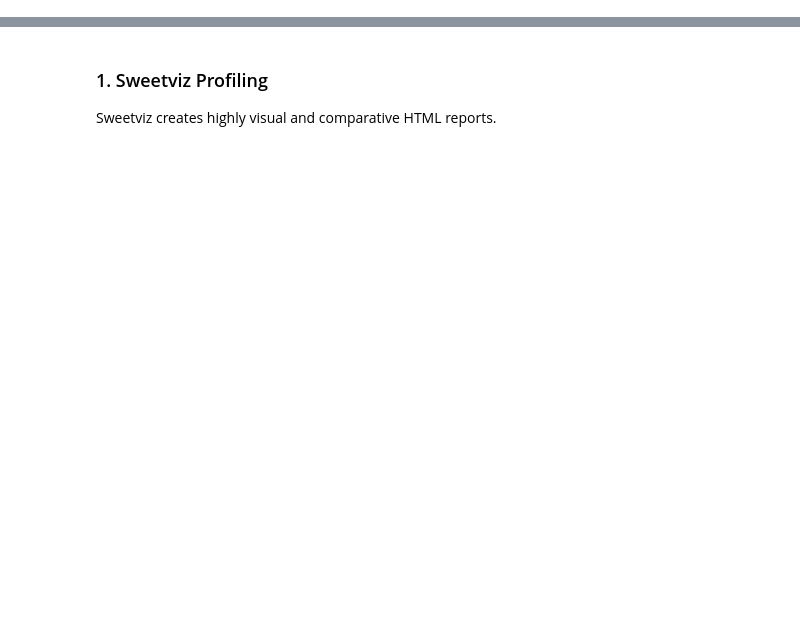
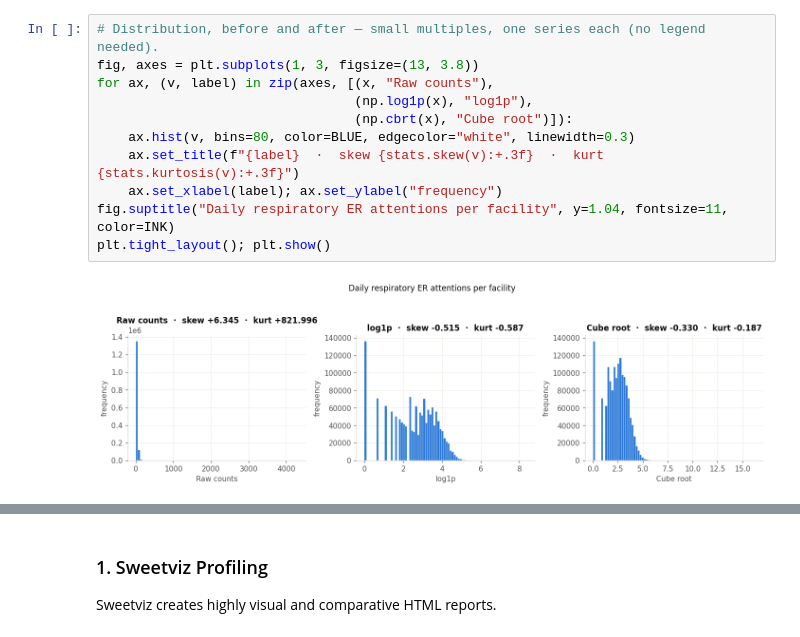
Before and after one commit to RicketyMajor/vitalflow, a Jupyter notebook: notebooks/03_eda_comprehensive.ipynb, the cells around one changed output, grey strips where cells are left out. Drawn from its saved outputs; the diff is of its cells as text; blank space fills up the shorter version.

```diff
--- a/notebooks/03_eda_comprehensive.ipynb
+++ b/notebooks/03_eda_comprehensive.ipynb
@@ -54,0 +379,13 @@ Extracted 1485513 daily aggregated records for profiling.
+# %%
+# Distribution, before and after — small multiples, one series each (no legend needed).
+fig, axes = plt.subplots(1, 3, figsize=(13, 3.8))
+for ax, (v, label) in zip(axes, [(x, "Raw counts"),
+                                 (np.log1p(x), "log1p"),
+                                 (np.cbrt(x), "Cube root")]):
+    ax.hist(v, bins=80, color=BLUE, edgecolor="white", linewidth=0.3)
+    ax.set_title(f"{label}  ·  skew {stats.skew(v):+.3f}  ·  kurt {stats.kurtosis(v):+.3f}")
+    ax.set_xlabel(label); ax.set_ylabel("frequency")
+fig.suptitle("Daily respiratory ER attentions per facility", y=1.04, fontsize=11, color=INK)
+plt.tight_layout(); plt.show()
+# %% [output]
+[figure, added]
```
Also changed, not shown: parts of 27 cells of this notebook, 5 other files.
